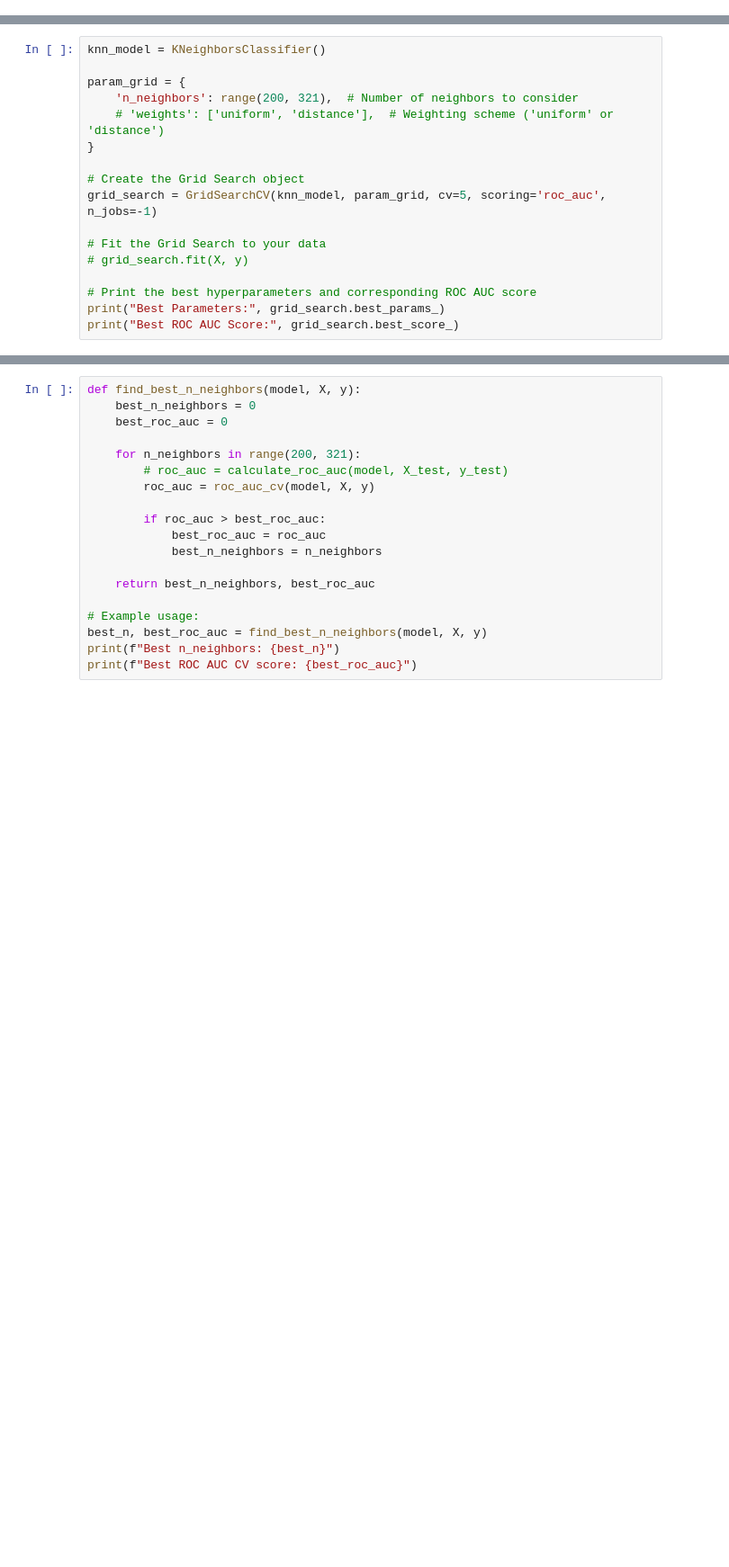
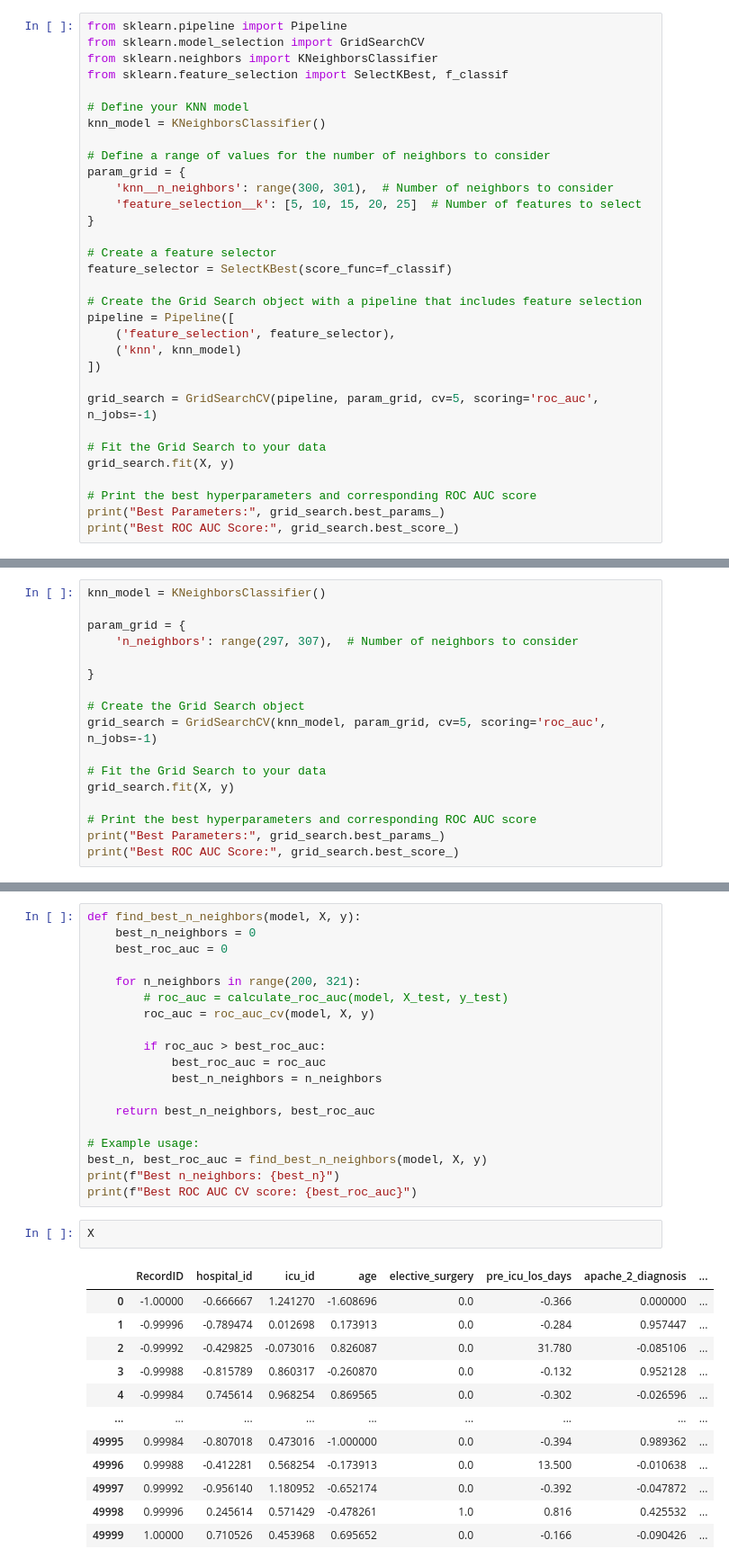
Before and after one commit to YahyaAhmedKhan/iml, a Jupyter notebook: knn2 copy.ipynb, the cells around one changed output, grey strips where cells are left out. Shown: that part at 90% size. Saved outputs shown, nothing was run; the diff lists cells and outputs as text; blank space fills up the shorter version.

```diff
--- a/knn2 copy.ipynb
+++ b/knn2 copy.ipynb
@@ -128,0 +196,32 @@ model.fit(X, y)
+# %%
+from sklearn.pipeline import Pipeline
+from sklearn.model_selection import GridSearchCV
+from sklearn.neighbors import KNeighborsClassifier
+from sklearn.feature_selection import SelectKBest, f_classif
+
+# Define your KNN model
+knn_model = KNeighborsClassifier()
+
+# Define a range of values for the number of neighbors to consider
+param_grid = {
+    'knn__n_neighbors': range(300, 301),  # Number of neighbors to consider
+    'feature_selection__k': [5, 10, 15, 20, 25]  # Number of features to select
+}
+
+# Create a feature selector
+feature_selector = SelectKBest(score_func=f_classif)
+
+# Create the Grid Search object with a pipeline that includes feature selection
+pipeline = Pipeline([
+    ('feature_selection', feature_selector),
+    ('knn', knn_model)
+])
+
+grid_search = GridSearchCV(pipeline, param_grid, cv=5, scoring='roc_auc', n_jobs=-1)
+
+# Fit the Grid Search to your data
+grid_search.fit(X, y)
+
+# Print the best hyperparameters and corresponding ROC AUC score
+print("Best Parameters:", grid_search.best_params_)
+print("Best ROC AUC Score:", grid_search.best_score_)
@@ -130,15 +249,15 @@ model.fit(X, y)
 knn_model = KNeighborsClassifier()
 
 param_grid = {
-    'n_neighbors': range(200, 321),  # Number of neighbors to consider
-    # 'weights': ['uniform', 'distance'],  # Weighting scheme ('uniform' or 'distance')
+    'n_neighbors': range(297, 307),  # Number of neighbors to consider
+
 }
 
 # Create the Grid Search object
 grid_search = GridSearchCV(knn_model, param_grid, cv=5, scoring='roc_auc', n_jobs=-1)
 
 # Fit the Grid Search to your data
-# grid_search.fit(X, y)
+grid_search.fit(X, y)
 
 # Print the best hyperparameters and corresponding ROC AUC score
 print("Best Parameters:", grid_search.best_params_)
@@ -162,3 +284,18 @@ def find_best_n_neighbors(model, X, y):
 best_n, best_roc_auc = find_best_n_neighbors(model, X, y)
 print(f"Best n_neighbors: {best_n}")
 print(f"Best ROC AUC CV score: {best_roc_auc}")
+# %%
+X
+# %% [output]
+|  | RecordID | hospital_id | icu_id | age | elective_surgery | pre_icu_los_days | apache_2_diagnosis | ... |
+| 0 | -1.00000 | -0.666667 | 1.241270 | -1.608696 | 0.0 | -0.366 | 0.000000 | ... |
+| 1 | -0.99996 | -0.789474 | 0.012698 | 0.173913 | 0.0 | -0.284 | 0.957447 | ... |
+| 2 | -0.99992 | -0.429825 | -0.073016 | 0.826087 | 0.0 | 31.780 | -0.085106 | ... |
+| 3 | -0.99988 | -0.815789 | 0.860317 | -0.260870 | 0.0 | -0.132 | 0.952128 | ... |
+| 4 | -0.99984 | 0.745614 | 0.968254 | 0.869565 | 0.0 | -0.302 | -0.026596 | ... |
+| ... | ... | ... | ... | ... | ... | ... | ... | ... |
+| 49995 | 0.99984 | -0.807018 | 0.473016 | -1.000000 | 0.0 | -0.394 | 0.989362 | ... |
+| 49996 | 0.99988 | -0.412281 | 0.568254 | -0.173913 | 0.0 | 13.500 | -0.010638 | ... |
+| 49997 | 0.99992 | -0.956140 | 1.180952 | -0.652174 | 0.0 | -0.392 | -0.047872 | ... |
+| 49998 | 0.99996 | 0.245614 | 0.571429 | -0.478261 | 1.0 | 0.816 | 0.425532 | ... |
+| 49999 | 1.00000 | 0.710526 | 0.453968 | 0.695652 | 0.0 | -0.166 | -0.090426 | ... |
```
Also changed, not shown: parts of 22 cells of this notebook, 7 other files.
